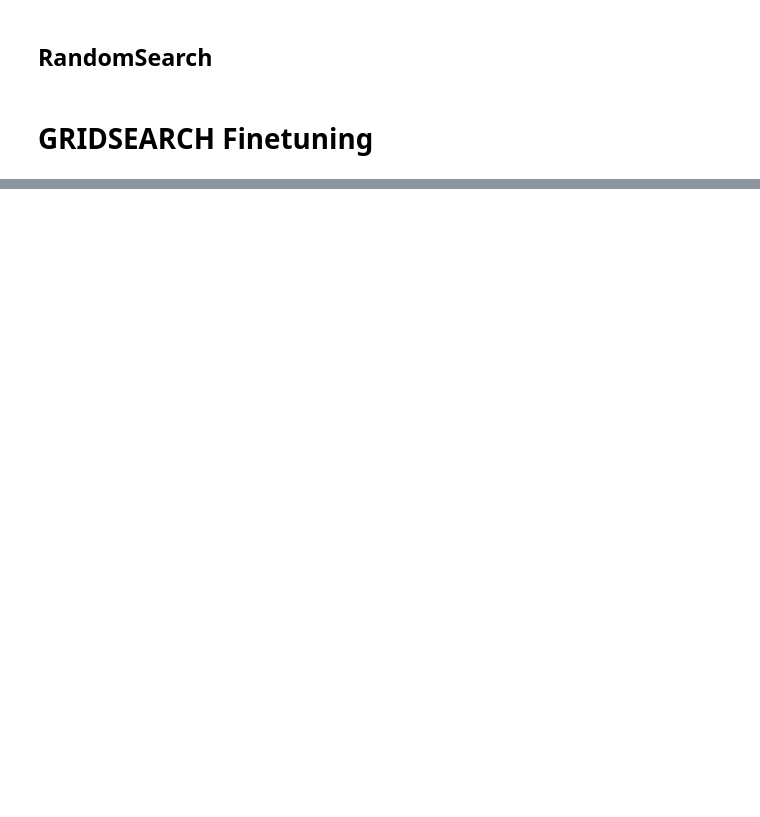
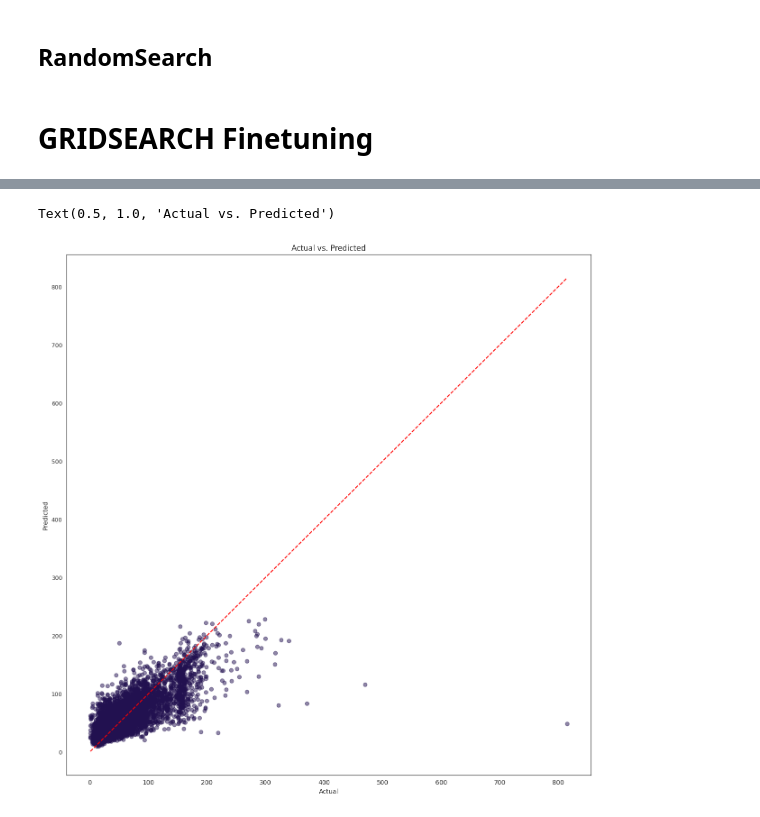
Before and after one commit to Maximilian2509/ds-AirPollution, a Jupyter notebook: model1.ipynb, the cells around one changed output, grey strips where cells are left out. Drawn from its saved outputs; the diff is of its cells as text; code cells hidden in the pictures; blank space fills up the shorter version.

```diff
--- a/model1.ipynb
+++ b/model1.ipynb
@@ -198,0 +290,9 @@ print(f"train: RMSE: {rmse:.2f}, MAE: {mae:.2f}, R²: {r2:.3f}")
+# %%
+plt.scatter(y_test, y_pred_test, alpha=0.5)
+plt.plot([y_test.min(), y_test.max()], [y_test.min(), y_test.max()], 'r--')
+plt.xlabel("Actual")
+plt.ylabel("Predicted")
+plt.title("Actual vs. Predicted")
+# %% [output]
+Text(0.5, 1.0, 'Actual vs. Predicted')
+[figure, added]
```
Also changed, not shown: parts of 14 cells of this notebook.
